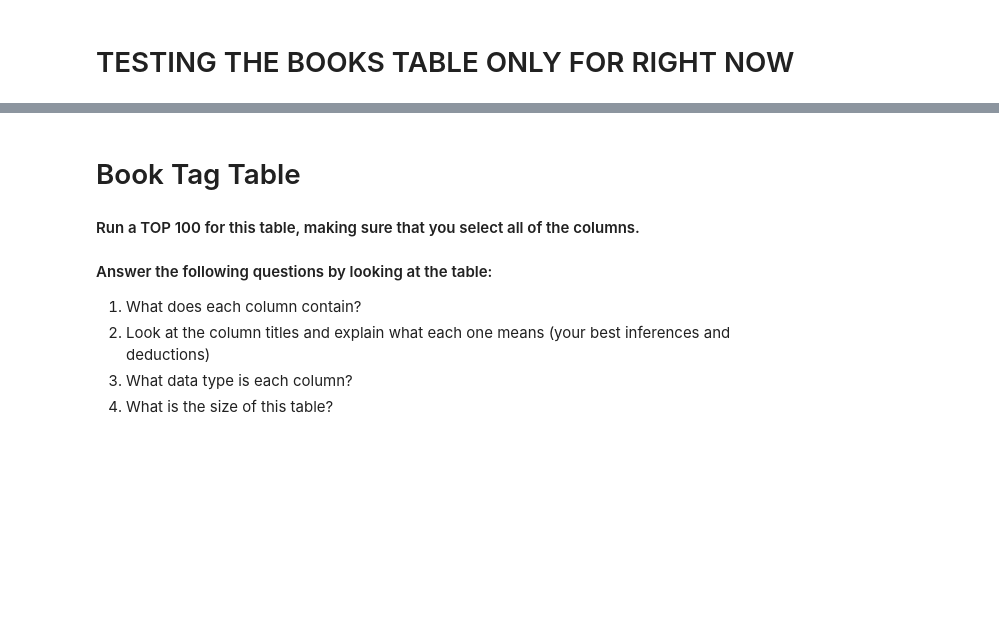
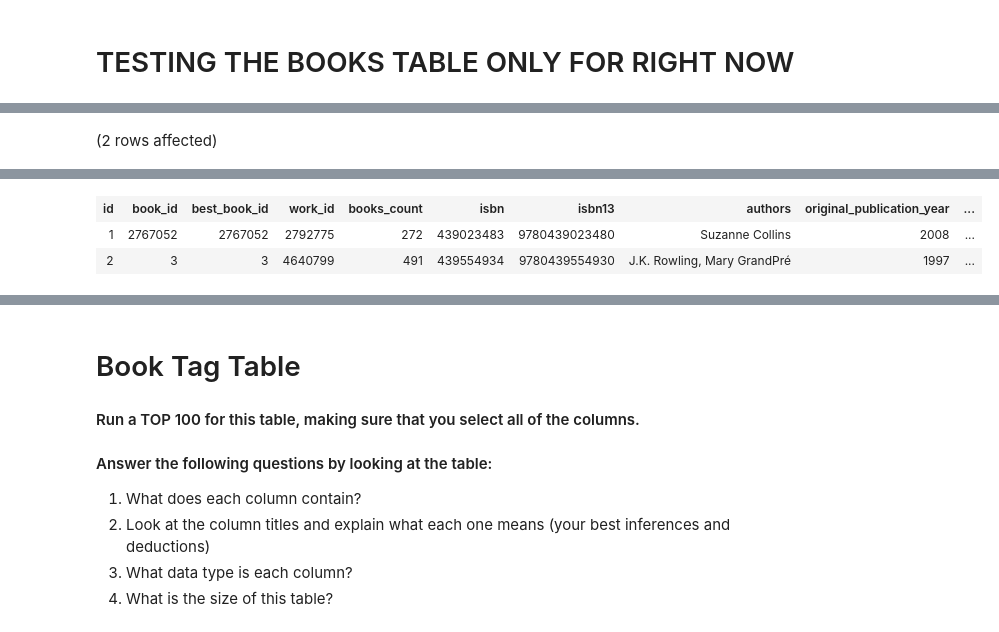
Before and after one commit to yayasanya/SQL-Part-1-Exercises, a Jupyter notebook: SQL-Part-1-BookData-EDA.ipynb, the cells around one changed output, grey strips where cells are left out. Cells and saved outputs as stored; diff of their text form; code cells hidden in the pictures; blank space fills up the shorter version.

Commit message:
walkthrough with books table only

```diff
--- a/SQL-Part-1-BookData-EDA.ipynb
+++ b/SQL-Part-1-BookData-EDA.ipynb
@@ -44,0 +53,8 @@ Total execution time: 00:00:00.057
+# %%
+-- EDA
+-- Look at your columns
+-- Select the top 500 rows, make sure you include all rows (hint: use the *)
+
+SELECT TOP 2 * FROM BooksDB.dbo.books
+# %% [output]
+(2 rows affected)
@@ -44,0 +62,3 @@ Total execution time: 00:00:00.057
+| id | book_id | best_book_id | work_id | books_count | isbn | isbn13 | authors | original_publication_year | ... |
+| 1 | 2767052 | 2767052 | 2792775 | 272 | 439023483 | 9780439023480 | Suzanne Collins | 2008 | ... |
+| 2 | 3 | 3 | 4640799 | 491 | 439554934 | 9780439554930 | J.K. Rowling, Mary GrandPré | 1997 | ... |
```
Also changed, not shown: parts of 14 cells of this notebook, 1 other file.
